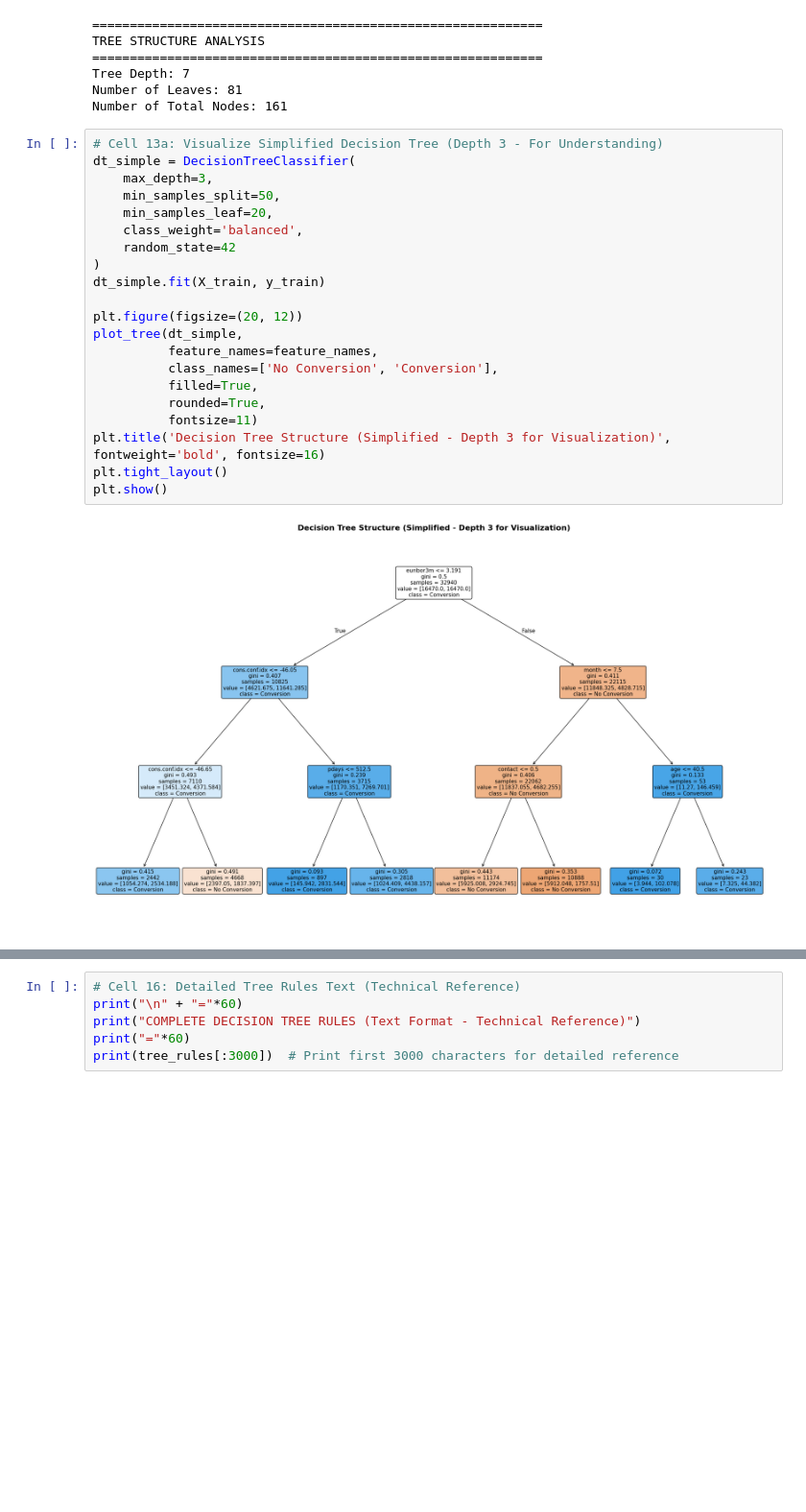
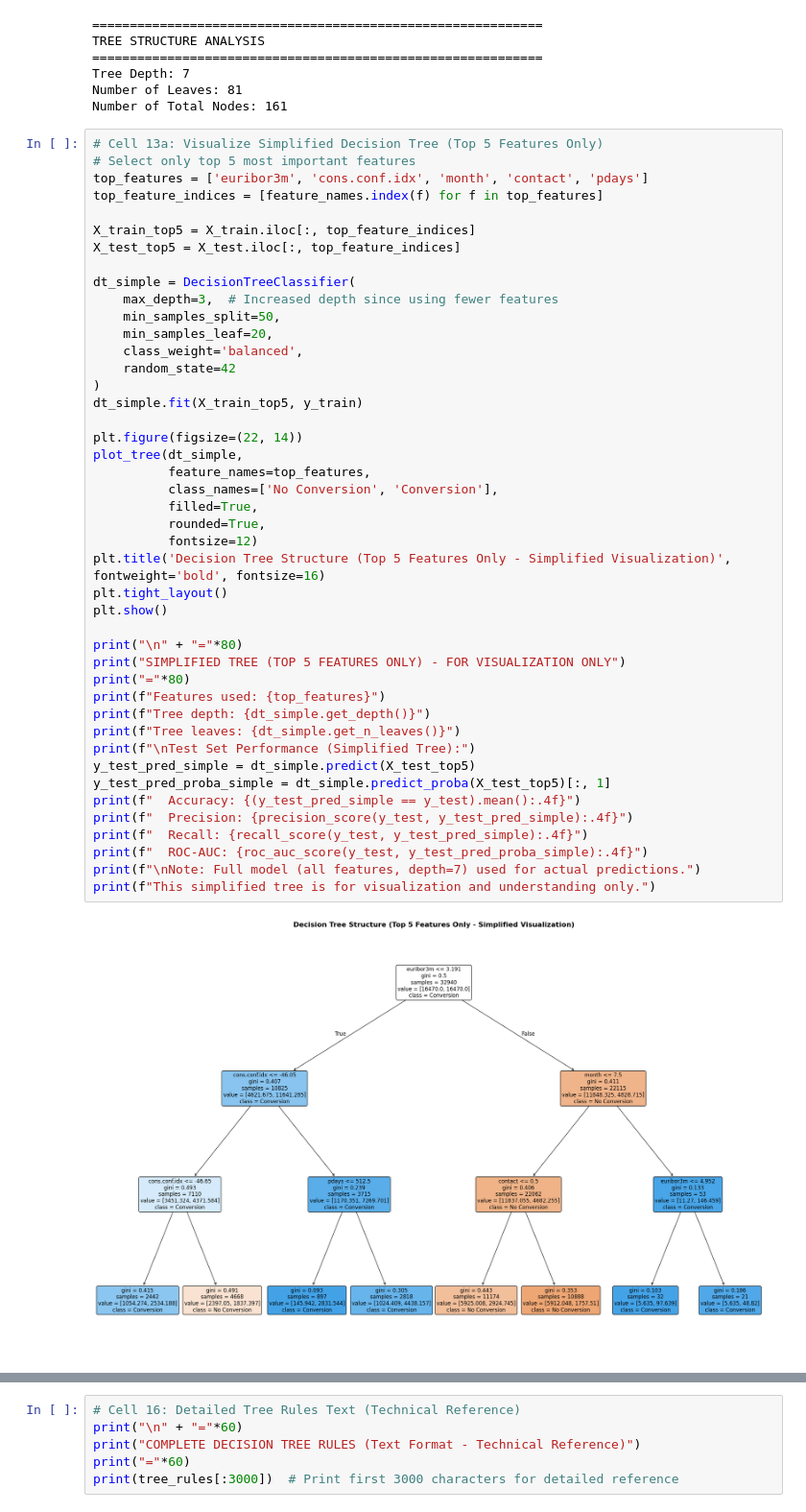
Before and after one commit to NathanC0926/ba305_bank_marketing_pred, a Jupyter notebook: baseline_decision_tree.ipynb, the cells around one changed output, grey strips where cells are left out. Shown at 96% size. Saved outputs shown, nothing was run; the diff lists cells and outputs as text; blank space fills up the shorter version.

Commit message:
updated tree

```diff
--- a/baseline_decision_tree.ipynb
+++ b/baseline_decision_tree.ipynb
@@ -260,25 +260,48 @@ Tree Depth: 7
 Number of Leaves: 81
 Number of Total Nodes: 161
 # %%
-# Cell 13a: Visualize Simplified Decision Tree (Depth 3 - For Understanding)
+# Cell 13a: Visualize Simplified Decision Tree (Top 5 Features Only)
+# Select only top 5 most important features
+top_features = ['euribor3m', 'cons.conf.idx', 'month', 'contact', 'pdays']
+top_feature_indices = [feature_names.index(f) for f in top_features]
+
+X_train_top5 = X_train.iloc[:, top_feature_indices]
+X_test_top5 = X_test.iloc[:, top_feature_indices]
+
 dt_simple = DecisionTreeClassifier(
-    max_depth=3,
+    max_depth=3,  # Increased depth since using fewer features
     min_samples_split=50,
     min_samples_leaf=20,
     class_weight='balanced',
     random_state=42
 )
-dt_simple.fit(X_train, y_train)
+dt_simple.fit(X_train_top5, y_train)
 
-plt.figure(figsize=(20, 12))
+plt.figure(figsize=(22, 14))
 plot_tree(dt_simple,
-          feature_names=feature_names,
+          feature_names=top_features,
           class_names=['No Conversion', 'Conversion'],
           filled=True,
           rounded=True,
-          fontsize=11)
-plt.title('Decision Tree Structure (Simplified - Depth 3 for Visualization)', fontweight='bold', fontsize=16)
+          fontsize=12)
+plt.title('Decision Tree Structure (Top 5 Features Only - Simplified Visualization)', fontweight='bold', fontsize=16)
 plt.tight_layout()
 plt.show()
+
+print("\n" + "="*80)
+print("SIMPLIFIED TREE (TOP 5 FEATURES ONLY) - FOR VISUALIZATION ONLY")
+print("="*80)
+print(f"Features used: {top_features}")
+print(f"Tree depth: {dt_simple.get_depth()}")
+print(f"Tree leaves: {dt_simple.get_n_leaves()}")
+print(f"\nTest Set Performance (Simplified Tree):")
+y_test_pred_simple = dt_simple.predict(X_test_top5)
+y_test_pred_proba_simple = dt_simple.predict_proba(X_test_top5)[:, 1]
+print(f"  Accuracy: {(y_test_pred_simple == y_test).mean():.4f}")
+print(f"  Precision: {precision_score(y_test, y_test_pred_simple):.4f}")
+print(f"  Recall: {recall_score(y_test, y_test_pred_simple):.4f}")
+print(f"  ROC-AUC: {roc_auc_score(y_test, y_test_pred_proba_simple):.4f}")
+print(f"\nNote: Full model (all features, depth=7) used for actual predictions.")
+print(f"This simplified tree is for visualization and understanding only.")
 # %% [output]
-[figure, old version]
+[figure, new version]
```
Also changed, not shown: parts of 1 cell of this notebook.
